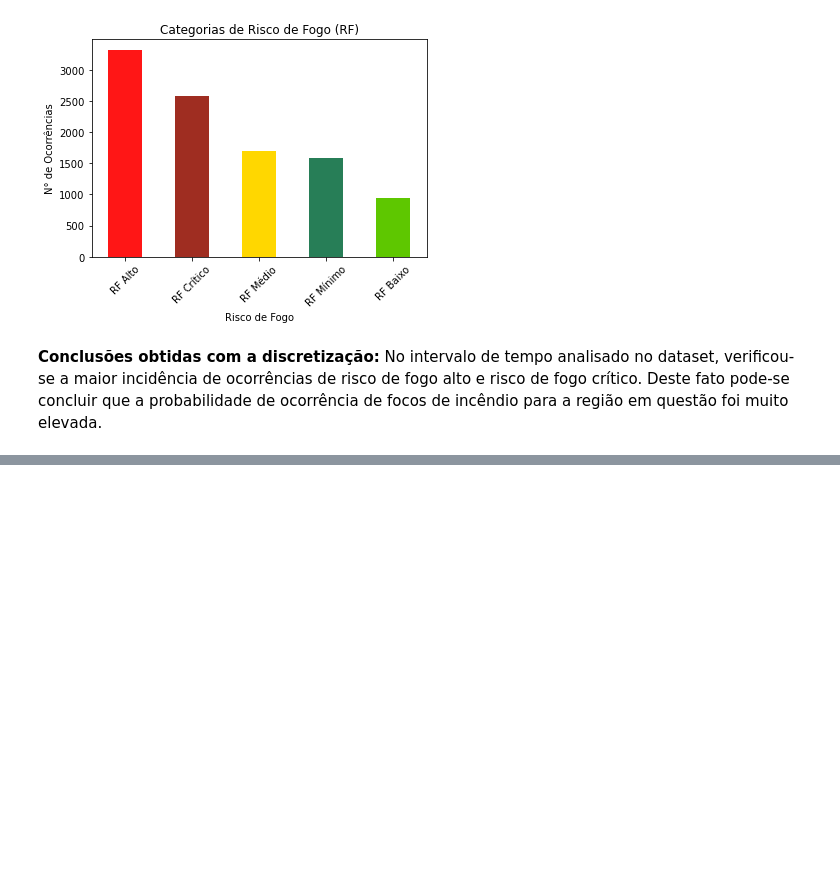
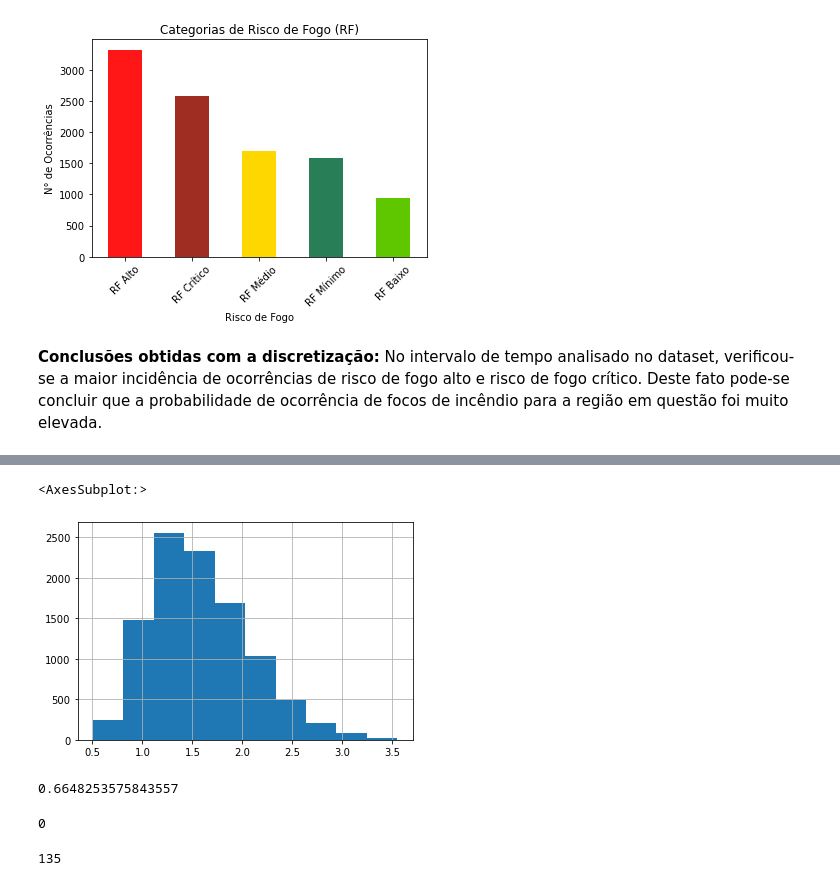
Before and after one commit to wanderson-r-marques/projeto-intro-analise-dados, a Jupyter notebook: projeto-intro-analise-dados.ipynb, the cells around one changed output, grey strips where cells are left out. Drawn from its saved outputs; the diff is of its cells as text; code cells hidden in the pictures; blank space fills up the shorter version.

```diff
--- a/projeto-intro-analise-dados.ipynb
+++ b/projeto-intro-analise-dados.ipynb
@@ -181,0 +227,25 @@ plt.show()
+# %%
+# Conversão para ajustar o conjunto de dados para uma distribuição aproximadamente simétrica
+df['frp_log'] = np.log10(df['frp'])
+df['frp_log'].hist()
+# %% [output]
+<AxesSubplot:>
+[figure, added]
+# %%
+# Cálculo dos quartis e do IQR para a utilização do método de Tukey
+q1 = df['frp_log'].quantile(q=0.25)
+q3 = df['frp_log'].quantile(q=0.75)
+iqr = q3 - q1
+print(iqr)
+# %% [output]
+0.6648253575843557
+# %%
+# Outliers inferiores ou mínimos
+df[df['frp_log'] < (q1-1.5*iqr)]['frp_log'].count()
+# %% [output]
+0
+# %%
+# Verificação da quantidade de outliers superiores de acordo com o método de Tukey
+df[df['frp_log'] > (q3+1.5*iqr)]['frp_log'].count()
+# %% [output]
+135
```
Also changed, not shown: parts of 12 cells of this notebook, 1 other file.
